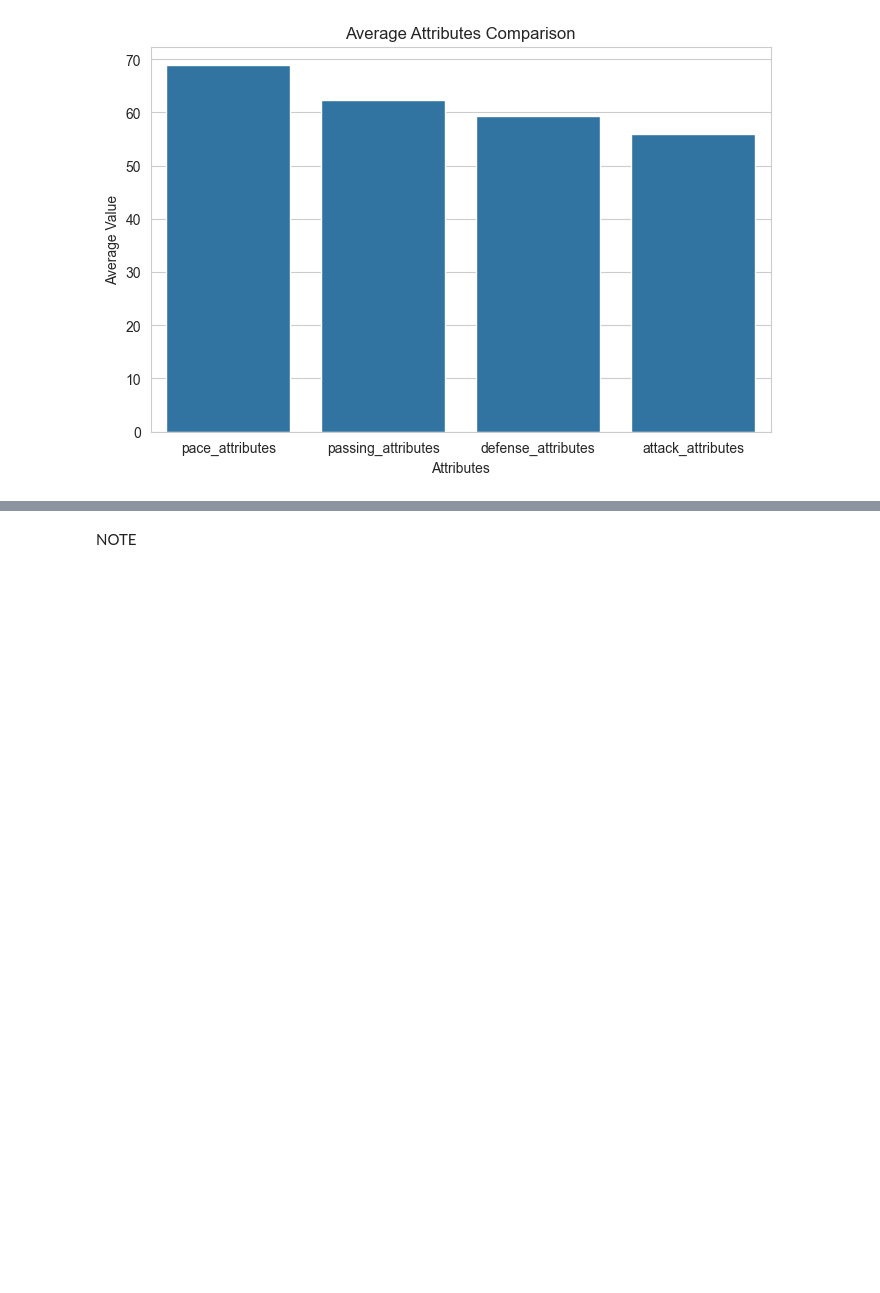
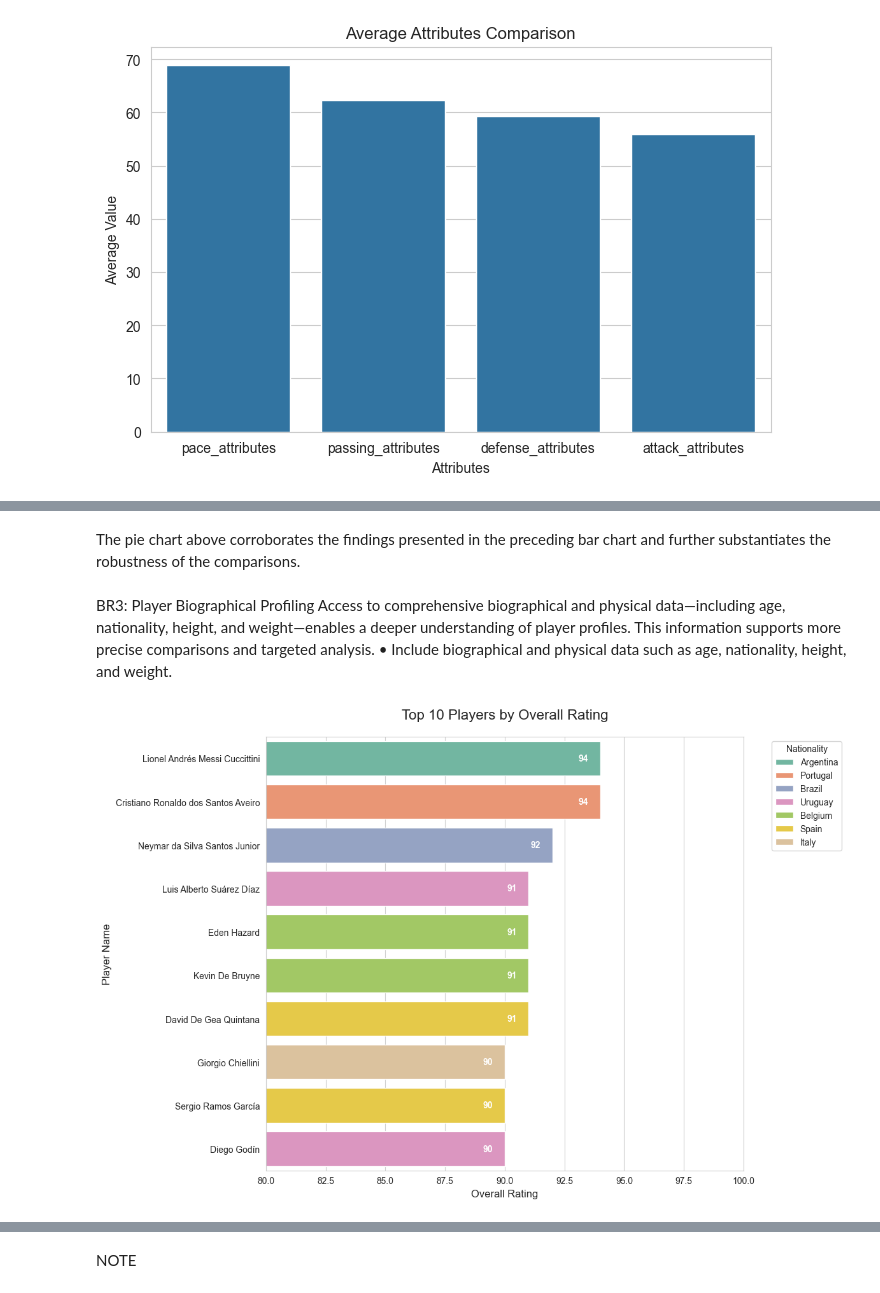
Before and after one commit to lehaanwar/football-players-data, a Jupyter notebook: jupyter_notebooks/Data Vis.ipynb, the cells around one changed output, grey strips where cells are left out. Saved outputs shown, nothing was run; the diff lists cells and outputs as text; code cells hidden in the pictures; blank space fills up the shorter version.

```diff
--- a/jupyter_notebooks/Data Vis.ipynb
+++ b/jupyter_notebooks/Data Vis.ipynb
@@ -362,0 +375,47 @@ plt.show()
+# %% [markdown]
+The pie chart above corroborates the findings presented in the preceding bar chart and further substantiates the robustness of the comparisons.
+# %% [markdown]
+BR3: Player Biographical Profiling
+Access to comprehensive biographical and physical data—including age, nationality, height, and weight—enables a deeper understanding of player profiles. This information supports more precise comparisons and targeted analysis.
+•	Include biographical and physical data such as age, nationality, height, and weight.
+# %%
+# Top 10 players by overall rating with name and nationality
+top_players = df.nlargest(10, 'overall_rating')[
+    ['full_name', 'nationality', 'overall_rating']
+].reset_index(drop=True)
+
+plt.figure(figsize=(12, 8))
+
+bars = sns.barplot(
+    data=top_players,
+    x='overall_rating',
+    y='full_name',              # show player names instead of nationality
+    hue='nationality',          # colour by nationality
+    dodge=False,
+    palette='Set2'
+)
+
+# Add the actual rating value at the end of each bar
+for i, row in top_players.iterrows():
+    plt.text(
+        row['overall_rating'] - 0.5,  # x position
+        i,                             # y position
+        f"{row['overall_rating']}",   # value to display
+        va='center',
+        ha='right',
+        fontsize=10,
+        color='white',
+        fontweight='bold'
+    )
+
+plt.title('Top 10 Players by Overall Rating', fontsize=16, pad=20)
+plt.xlabel('Overall Rating', fontsize=12)
+plt.ylabel('Player Name', fontsize=12)
+plt.xlim(80, 100)              # zoom x axis to show differences clearly
+plt.legend(title='Nationality',
+           bbox_to_anchor=(1.05, 1),
+           loc='upper left')   # move legend outside chart
+plt.tight_layout()
+plt.show()
+# %% [output]
+[figure, added]
```
Also changed, not shown: parts of 19 cells of this notebook.
